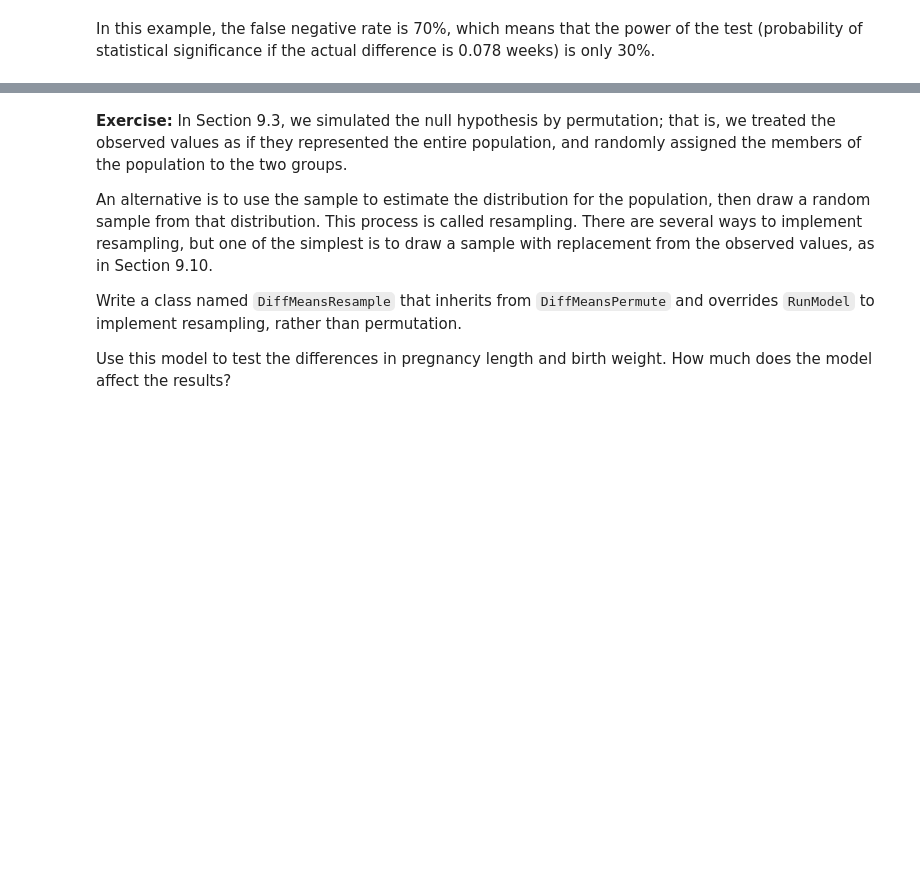
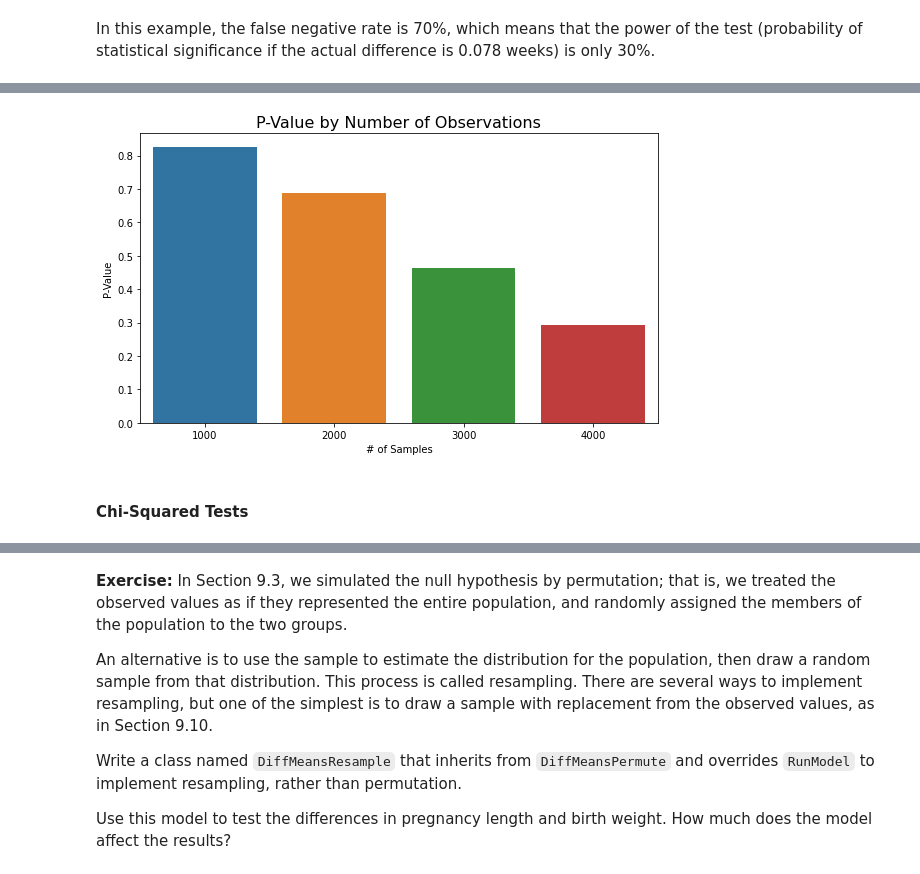
Before and after one commit to Morgan-Sell/ThinkStats2, a Jupyter notebook: code/chap09ex.ipynb, the cells around one changed output, grey strips where cells are left out. Cells and saved outputs as stored; diff of their text form; code cells hidden in the pictures; blank space fills up the shorter version.

```diff
--- a/code/chap09ex.ipynb
+++ b/code/chap09ex.ipynb
@@ -358,0 +426,33 @@ What happens to the p-values of these tests as sample size decreases? What is th
+# %%
+def create_apepreg_totalwgt_subsets(num_samples):
+    """
+    Return numpy array comprised of subsets of mother's age and baby's weight.
+
+    """
+
+    live, firsts, others = first.MakeFrames()
+    live = live.dropna(subset=['agepreg', 'totalwgt_lb'])
+    age_subset = thinkstats2.SampleRows(live.agepreg, nrows=num_samples, replace=False)
+    wgt_subset = thinkstats2.SampleRows(live.totalwgt_lb, nrows=num_samples, replace=False)
+
+    data = age_subset.values, wgt_subset.values
+
+    return data
+
+
+def calc_pvalue_correlation_hypo_test(num_samples):
+    """
+    Return the p-value that assess the probability of age
+    """
+    data = create_apepreg_totalwgt_subsets(num_samples)
+    hypo_test = CorrelationPermute(data)
+    p_value = hypo_test.PValue()
+
+    return p_value
+# %%
+# Soltuon goes here
+plot_p_values(n_samples_arr, calc_pvalue_correlation_hypo_test)
+# %% [output]
+[figure, added]
+# %% [markdown]
+#### Chi-Squared Tests
```
Also changed, not shown: parts of 21 cells of this notebook.
